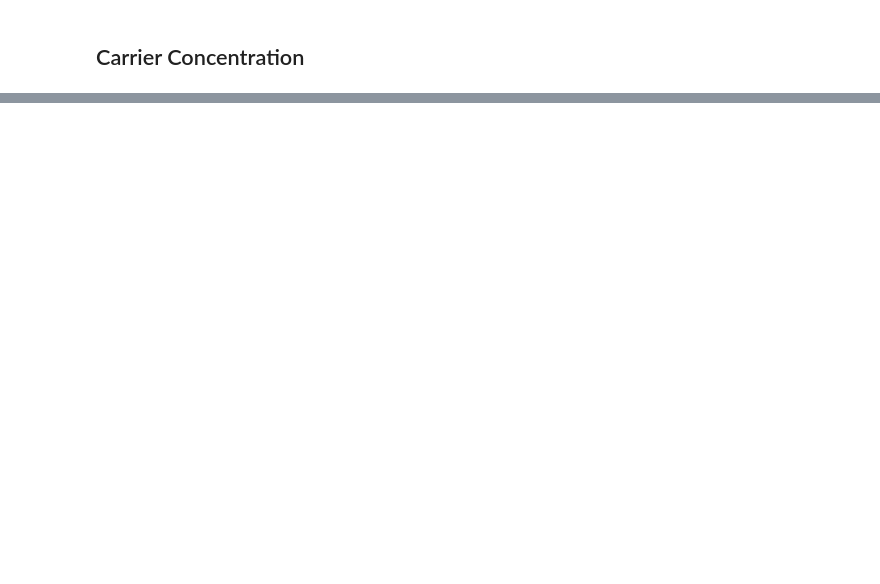
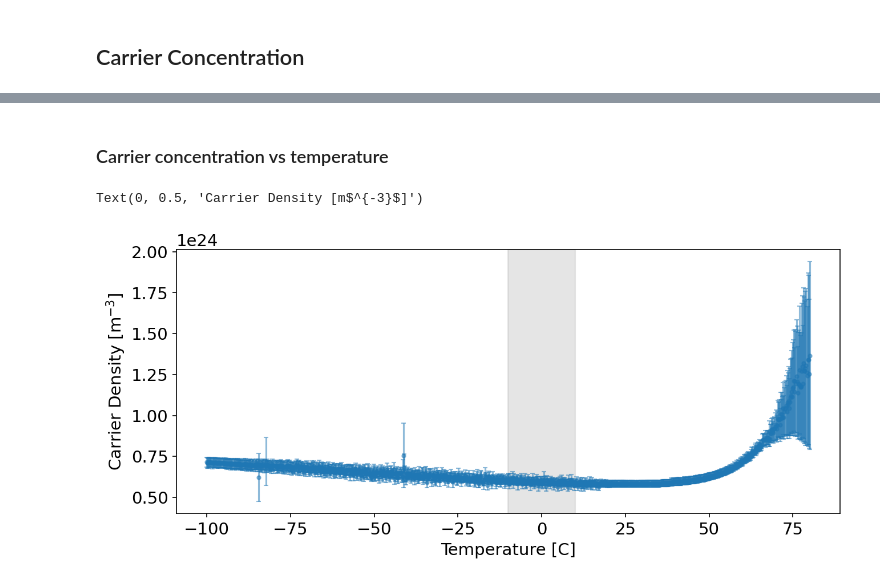
Before and after one commit to orpereira/PHYS469, a Jupyter notebook: hall_experiment/Hall_effect_post-interim.ipynb, the cells around one changed output, grey strips where cells are left out. Saved outputs shown, nothing was run; the diff lists cells and outputs as text; code cells hidden in the pictures; blank space fills up the shorter version.

```diff
--- a/hall_experiment/Hall_effect_post-interim.ipynb
+++ b/hall_experiment/Hall_effect_post-interim.ipynb
@@ -256,0 +334,44 @@ plt.show()
+# %% [markdown]
+### Carrier concentration vs temperature
+# %%
+# plotting hall voltage as a function of magnetic field for fixed temperatures
+
+n_dict = dict()
+n_err_dict = dict()
+
+for T in T_common:
+    # Get temperature
+    T, T_index = get_temp(T)
+    # Get voltage data at temperature for V5 & V7
+    V1 = voltage_dict['v1'][T_index]
+    V2 = voltage_dict['v2'][T_index]
+
+    # Calculate VH
+    VH = (V1+V2)/2
+    error_VH = np.sqrt((1e-3)**2 + (1e-3)**2)
+
+    # fit to VH = BI/nqt * 1/n get n from slope
+    def fit_func(B, n, b):
+        return -B * csts['I'] / (csts['q'] * csts['t'] * n) + b
+
+    popt, pcov = opt.curve_fit(fit_func, voltage_dict['B_array'], VH, p0 = [0.5, -0.05])
+    n = popt[0]
+    b = popt[1]
+    # print(f"n = {n:.2e}m^3")
+    # print(f'err on n: {np.sqrt(np.diag(pcov))[0]:.2e}')
+
+    n_dict[T] = n
+    n_err_dict[T] = np.sqrt(np.diag(pcov))[0]
+
+# Plot
+plt.figure(figsize=(10,4), dpi=150)
+plt.errorbar(list(n_dict.keys()), list(n_dict.values()), yerr =list(n_err_dict.values()),  marker = '.', linestyle = 'None', capsize = 2, alpha = 0.5)
+# plt.title("Carrier Density vs Temperature")
+
+# gray out region from -10 to 10
+plt.axvspan(-10, 10, color='gray', alpha=0.2)
+plt.xlabel("Temperature [C]")
+plt.ylabel("Carrier Density [m$^{-3}$]")
+# %% [output]
+Text(0, 0.5, 'Carrier Density [m$^{-3}$]')
+[figure, added]
```
Also changed, not shown: parts of 15 cells of this notebook.
